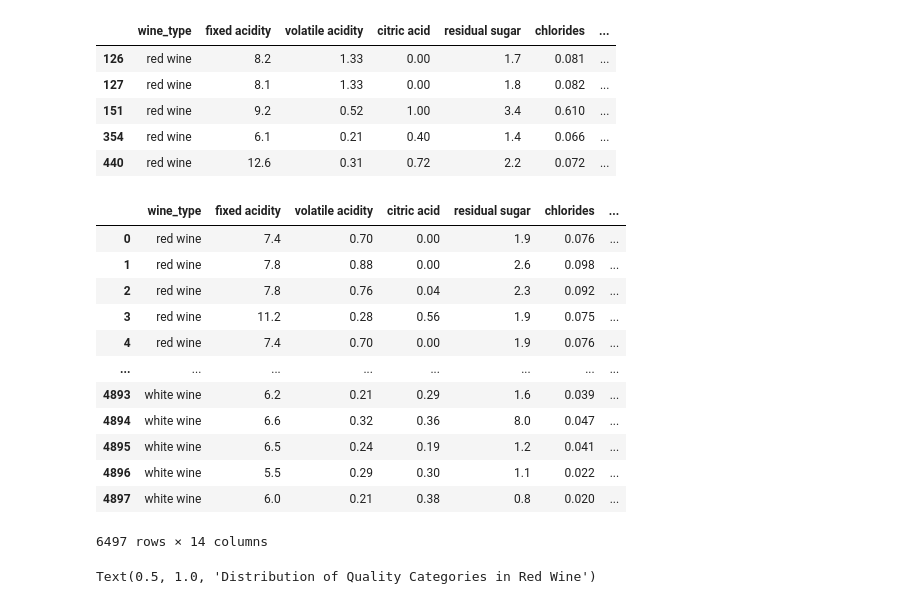
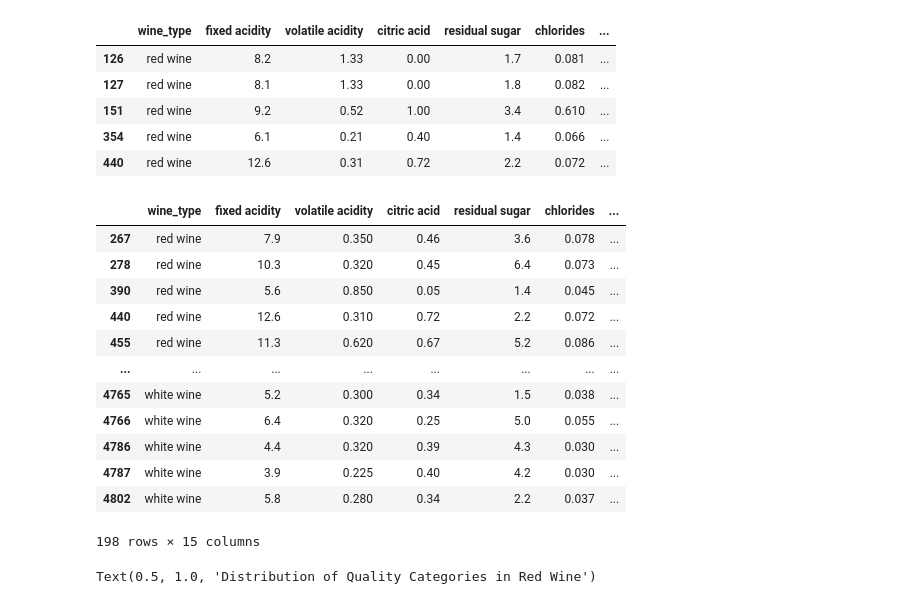
Before and after one commit to novik2713/CAB_Winery_Project, a Jupyter notebook: project2.ipynb, the cells around one changed output. Drawn from its saved outputs; the diff is of its cells as text; code cells hidden in the pictures.

```diff
--- a/project2.ipynb
+++ b/project2.ipynb
@@ -206,22 +206,22 @@ display(filt_outliers.head())
 # %%
 #merging datasets
 winemerged_data= pd.concat([red_wine, white_wine], axis = 0)
-display(winemerged_data)
+display(winemerged_data[winemerged_data['quality'] > 7])
 # winemerged_data.to_csv('winemerged_data.csv', index=False)
 # %% [output]
 |  | wine_type | fixed acidity | volatile acidity | citric acid | residual sugar | chlorides | ... |
-| 0 | red wine | 7.4 | 0.70 | 0.00 | 1.9 | 0.076 | ... |
-| 1 | red wine | 7.8 | 0.88 | 0.00 | 2.6 | 0.098 | ... |
-| 2 | red wine | 7.8 | 0.76 | 0.04 | 2.3 | 0.092 | ... |
-| 3 | red wine | 11.2 | 0.28 | 0.56 | 1.9 | 0.075 | ... |
-| 4 | red wine | 7.4 | 0.70 | 0.00 | 1.9 | 0.076 | ... |
+| 267 | red wine | 7.9 | 0.350 | 0.46 | 3.6 | 0.078 | ... |
+| 278 | red wine | 10.3 | 0.320 | 0.45 | 6.4 | 0.073 | ... |
+| 390 | red wine | 5.6 | 0.850 | 0.05 | 1.4 | 0.045 | ... |
+| 440 | red wine | 12.6 | 0.310 | 0.72 | 2.2 | 0.072 | ... |
+| 455 | red wine | 11.3 | 0.620 | 0.67 | 5.2 | 0.086 | ... |
 | ... | ... | ... | ... | ... | ... | ... | ... |
-| 4893 | white wine | 6.2 | 0.21 | 0.29 | 1.6 | 0.039 | ... |
-| 4894 | white wine | 6.6 | 0.32 | 0.36 | 8.0 | 0.047 | ... |
-| 4895 | white wine | 6.5 | 0.24 | 0.19 | 1.2 | 0.041 | ... |
-| 4896 | white wine | 5.5 | 0.29 | 0.30 | 1.1 | 0.022 | ... |
-| 4897 | white wine | 6.0 | 0.21 | 0.38 | 0.8 | 0.020 | ... |
+| 4765 | white wine | 5.2 | 0.300 | 0.34 | 1.5 | 0.038 | ... |
+| 4766 | white wine | 6.4 | 0.320 | 0.25 | 5.0 | 0.055 | ... |
+| 4786 | white wine | 4.4 | 0.320 | 0.39 | 4.3 | 0.030 | ... |
+| 4787 | white wine | 3.9 | 0.225 | 0.40 | 4.2 | 0.030 | ... |
+| 4802 | white wine | 5.8 | 0.280 | 0.34 | 2.2 | 0.037 | ... |
-6497 rows × 14 columns
+198 rows × 15 columns
 # %%
 # Creating a column 'quality wine' and dividing into 3 categories
 cond_rw = [
```
Also changed, not shown: parts of 10 cells of this notebook.
